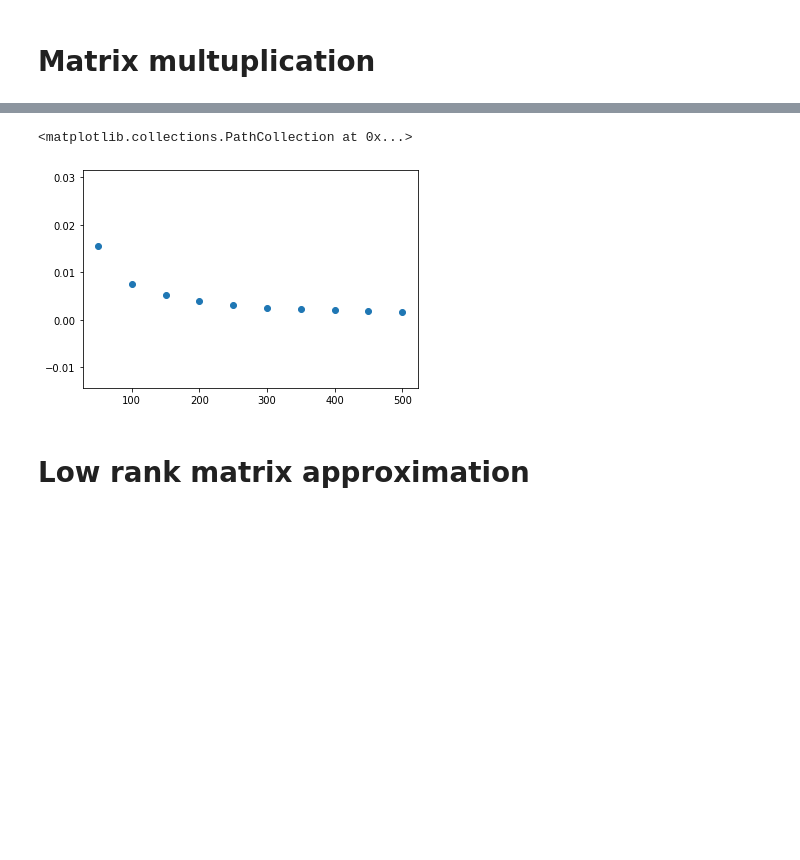
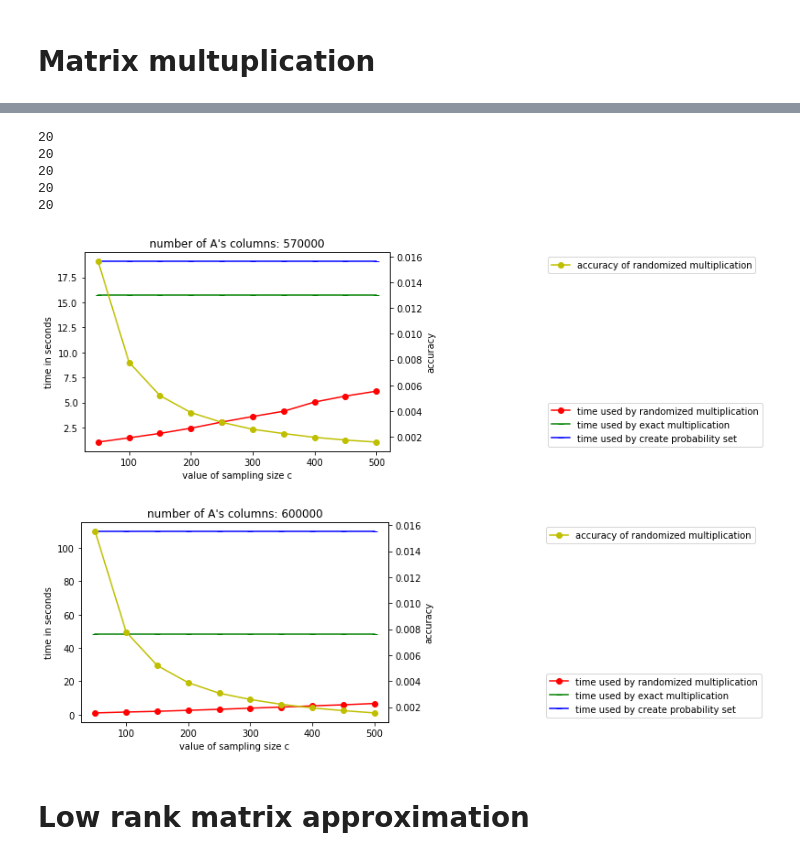
Before and after one commit to HaoyangLi0507/Randomized-Numerical-Linear-Algebra, a Jupyter notebook: randnla.ipynb, the cells around one changed output, grey strips where cells are left out. Saved outputs shown, nothing was run; the diff lists cells and outputs as text; code cells hidden in the pictures; blank space fills up the shorter version.

```diff
--- a/randnla.ipynb
+++ b/randnla.ipynb
@@ -79,5 +93,0 @@ plt.scatter(C,times)
-# %%
-plt.scatter(C,errors)
-# %% [output]
-<matplotlib.collections.PathCollection at 0x...>
-[figure, removed]
@@ -83,0 +136,7 @@ plt.scatter(C,errors)
+# %%
+#create list for more experiment
+rmm_timeC = [None]*10
+rmm_accuC = [None]*10
+emm_timeC = [None]*10
+emm_normC = [None]*10
+p_timeC = [None]*10
@@ -84,3 +185,41 @@ plt.scatter(C,errors)
+# %%
+#merge the result
+rmm_timeT = rmm_time + rmm_timeC
+rmm_accuT = rmm_accu + rmm_accuC
+emm_timeT = emm_time + emm_timeC
+emm_normT = emm_norm + emm_normC
+p_timeT = p_time + p_timeC
+# %% [output]
+20
+20
+20
+20
+20
+# %%
+#plot the result for randomized matrix multiplication
+for i in range(20):
+    size=str(init_n+i*30000)
+    title = "number of A's columns: "+size
+    fig,ax = plt.subplots()
+    ax.plot(C,rmm_timeT[i],color="r", marker="o",label="time used by randomized multiplication")
+    emm_timePlot = np.zeros(len(C))+emm_timeT[i]
+    ax.plot(C,emm_timePlot,color="g", marker="_",label="time used by exact multiplication")
+    p_timePlot = np.zeros(len(C))+p_timeT[i]
+    ax.plot(C,p_timePlot,color="b", marker="_",label="time used by create probability set")
+    ax.set_xlabel("value of sampling size c")
+    ax.set_ylabel("time in seconds")
+    plt.legend(bbox_to_anchor=(1.5,0), loc="lower left")
+
+    ax2=ax.twinx()
+    ax2.plot(C,rmm_accuT[i],color="y", marker="o",label="accuracy of randomized multiplication")
+    ax2.set_ylabel("accuracy")
+
+    plt.legend(bbox_to_anchor=(1.5,1.0), loc="upper left")
+    plt.title(title)
+    plt.show()
+# %% [output]
+[figure, added]
+[figure, added]
 # %% [markdown]
 # Low rank matrix approximation
 # %%
```
Also changed, not shown: parts of 85 cells of this notebook.
